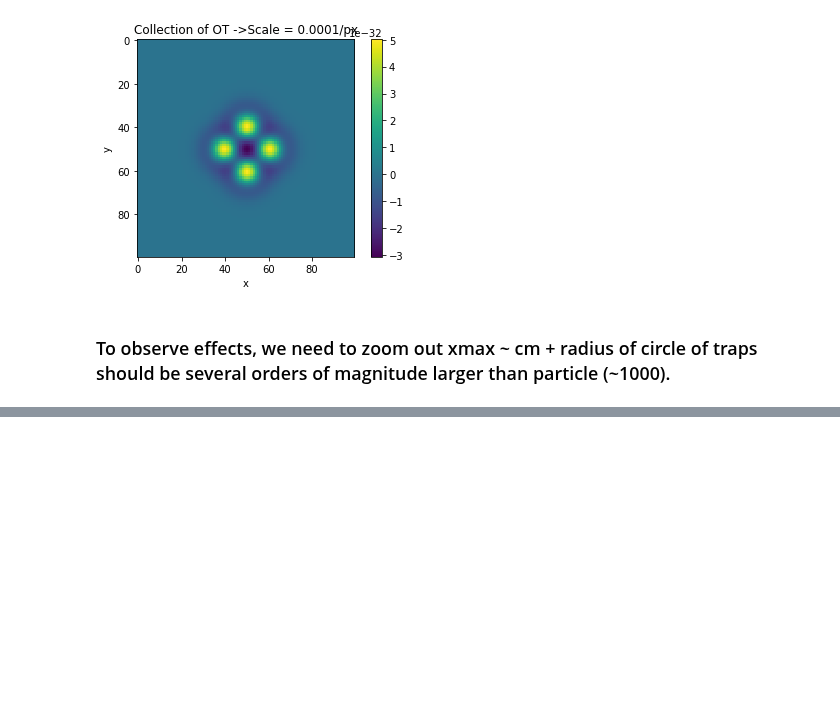
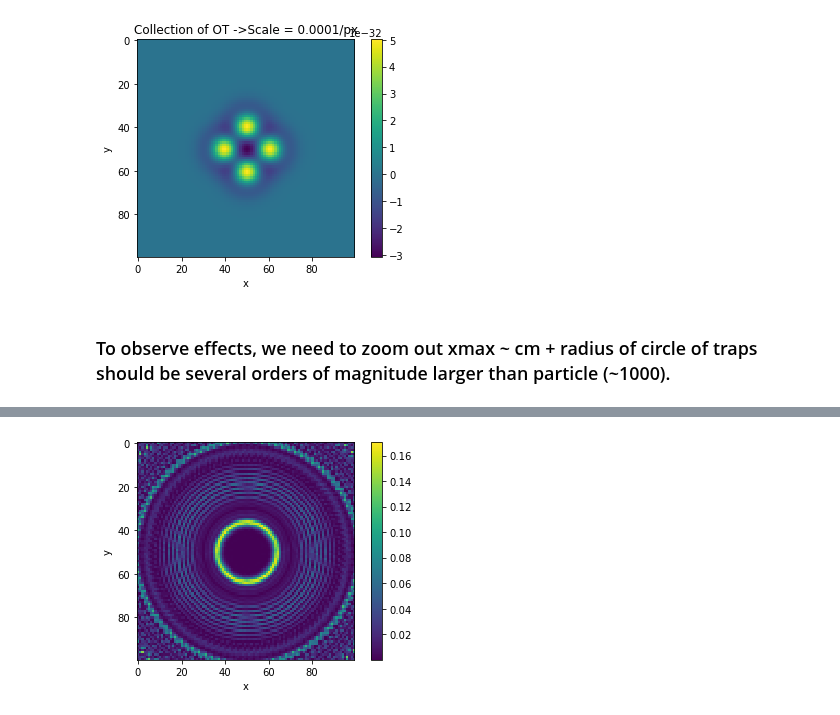
Before and after one commit to jabacousnac/Grier-Lab-Code, a Jupyter notebook: LowIndexTrapping.ipynb, the cells around one changed output, grey strips where cells are left out. Saved outputs shown, nothing was run; the diff lists cells and outputs as text; code cells hidden in the pictures; blank space fills up the shorter version.

```diff
--- a/LowIndexTrapping.ipynb
+++ b/LowIndexTrapping.ipynb
@@ -129,0 +120,43 @@ force_field_SOT(0.29, 1*10**-6, 1.42, 1.49, 4)
+# %%
+focus = 1.0 #focal length
+m = 0 #topological charge
+k = 2*pi/wavelength
+R = 1*10**-3
+
+def f(rho, phi, r, theta, z):
+    integrand = rho * sp.jv(m,rho*pi*R/(wavelength*focus)) * np.exp(1j*m*phi) * np.exp(1j*k*(rho**2+(r*rho*np.cos(phi-theta)))/(2*z))
+    return integrand
+
+def my_integral(r, theta, z): #cylindrical coordinates
+    #use Simpson's rule to evaluate integral. Use romberg or gaussian quadrature instead?
+    rho = np.arange(0, 10**-2, 10**-4) #radial bounds
+    phi = np.arange(0, 2*pi, 2*pi/100) #angular bounds
+    zz = f(rho.reshape(-1,1),phi.reshape(1,-1), r, theta, z) #reshape to use broadcasting
+    ans = simps([simps(zz_rho, rho) for zz_rho in zz], phi) #integrate over rho first, then over phi
+    return ans
+
+def ring_intensity_landscape(z):
+    xmax = 1*10**-2
+    dx = 1*10**-4
+    ring_field = np.zeros([len(range(int(xmax/dx))),len(range(int(xmax/dx)))])
+    for xi in range(int(xmax/dx)):
+        for yi in range(int(xmax/dx)):
+            x = (xi - (xmax/(2*dx))) * dx
+            y = (yi - (xmax/(2*dx))) * dx
+            r = np.sqrt(x**2+y**2)
+            prefactor = (1j*wavelength*z)**(-1) * np.exp(1j*k*(z+(r**2/2)/z))
+            if x==0:
+                theta = pi/2
+            else:
+                theta = np.arctan(y/x)
+            u = my_integral(r, theta, z) * prefactor
+            ring_field[xi][yi] = np.imag(u)**2 + np.real(u)**2
+    plt.imshow(ring_field, cmap = 'viridis', interpolation = 'nearest')
+    plt.xlabel('x')
+    plt.ylabel('y')
+    plt.colorbar()
+    return
+# %%
+ring_intensity_landscape(1.0)
+# %% [output]
+[figure, added]
```
Also changed, not shown: parts of 9 cells of this notebook.
